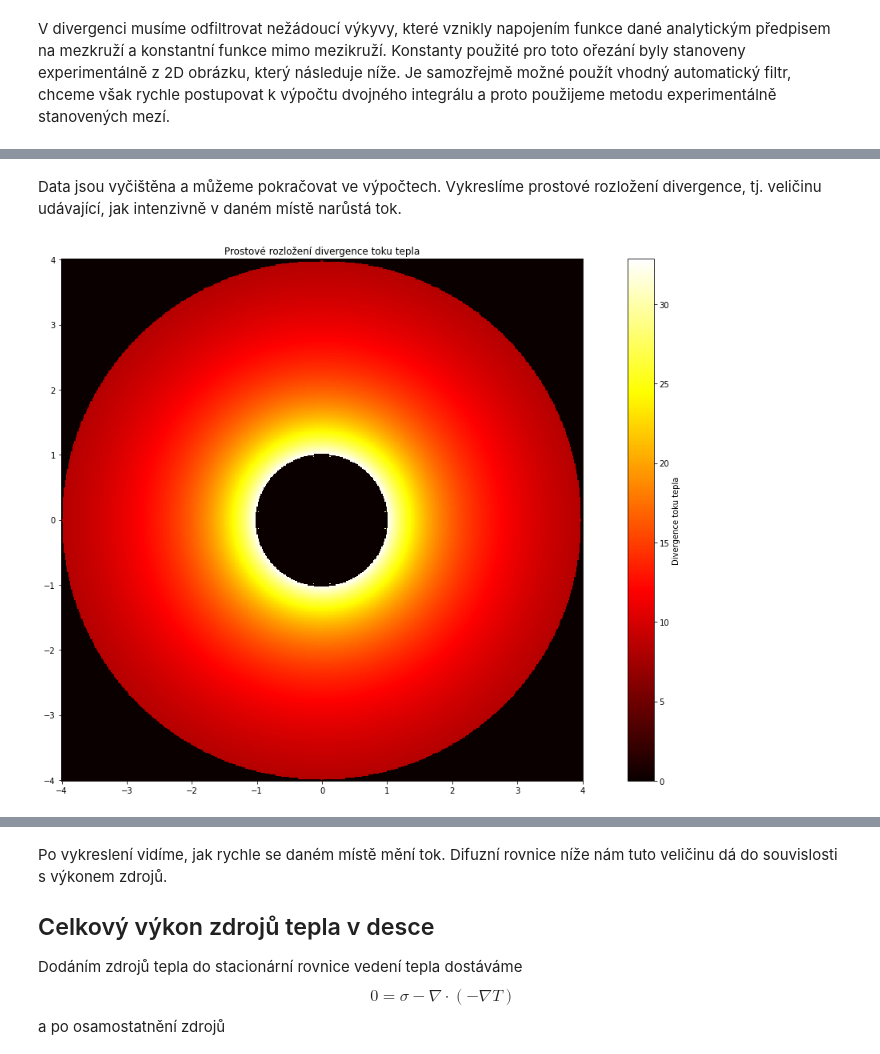
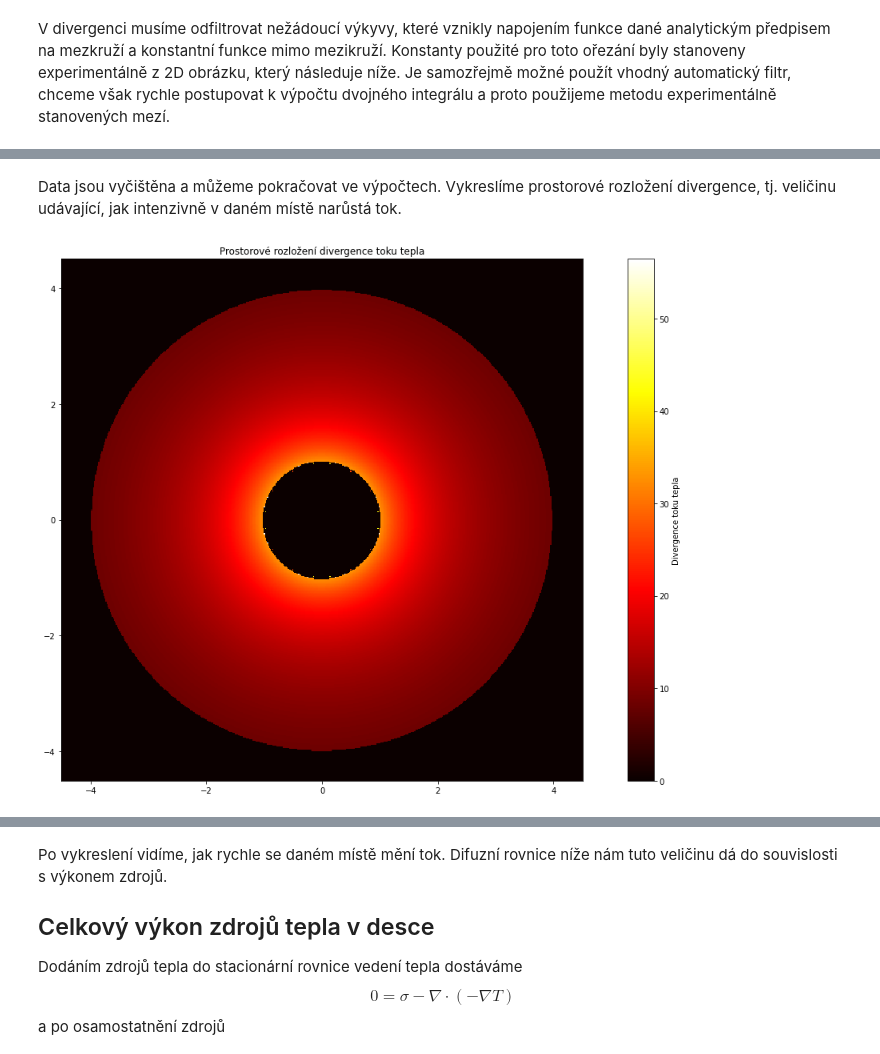
Before and after one commit to robert-marik/aromamath, a Jupyter notebook: Dvojny_integral.ipynb, the cells around one changed output, grey strips where cells are left out. Drawn from its saved outputs; the diff is of its cells as text; code cells hidden in the pictures.

```diff
--- a/Dvojny_integral.ipynb
+++ b/Dvojny_integral.ipynb
@@ -43,7 +43,7 @@ def teplota (x,y):               # teplota 100 stupňů na kružnici o poloměru
                                  # a lineárně klesající se vzdáleností od počátku
   return (4-numpy.sqrt(x**2+y**2))*100/3
 
-xmin, xmax, steps = -4, 4, 500   # interval pro krelsení a počet dělících bodů (hustota mřížky)
+xmin, xmax, steps = -4.5, 4.5, 500   # interval pro krelsení a počet dělících bodů (hustota mřížky)
 krok = (xmax-xmin)/steps         # délka kroku
 y, x = numpy.mgrid[xmin:xmax:(steps+1)*1j, xmin:xmax:(steps+1)*1j]  # mrizka pro kresleni barevne mapy funkce dvou promennych
 z = numpy.clip(teplota(x, y),0,100)           # mimo mezikruží teplotu ořežeme na hodnotu na okraji mezikruží
@@ -140,14 +146,14 @@ None
 # %% [markdown]
-Data jsou vyčištěna a můžeme pokračovat ve výpočtech. Vykreslíme prostové rozložení divergence, tj. veličinu udávající, jak intenzivně v daném místě narůstá tok.
+Data jsou vyčištěna a můžeme pokračovat ve výpočtech. Vykreslíme prostorové rozložení divergence, tj. veličinu udávající, jak intenzivně v daném místě narůstá tok.
 # %%
 fig, ax = plt.subplots(1,1, figsize=(20,12))  # inicializace grafiky
 cmap = plt.get_cmap('hot')                    # nastaveni schema pro barevnou mapu
 output = plt.pcolormesh(x, y, divergence ,
                         cmap=cmap,
                         shading='auto')       # vykresleni barevne mapy pomocí zvolené barevné mapy a vyhlazování přechodů
 plt.colorbar(output, label="Divergence toku tepla")   # barevný sloupec s hodnotami vedle grafu
 ax.set_aspect(1)
-plt.title("Prostové rozložení divergence toku tepla")
+plt.title("Prostorové rozložení divergence toku tepla")
 None
 # %% [output]
-[figure, old version]
+[figure, new version]
```
Also changed, not shown: parts of 7 cells of this notebook, 2 other files.
